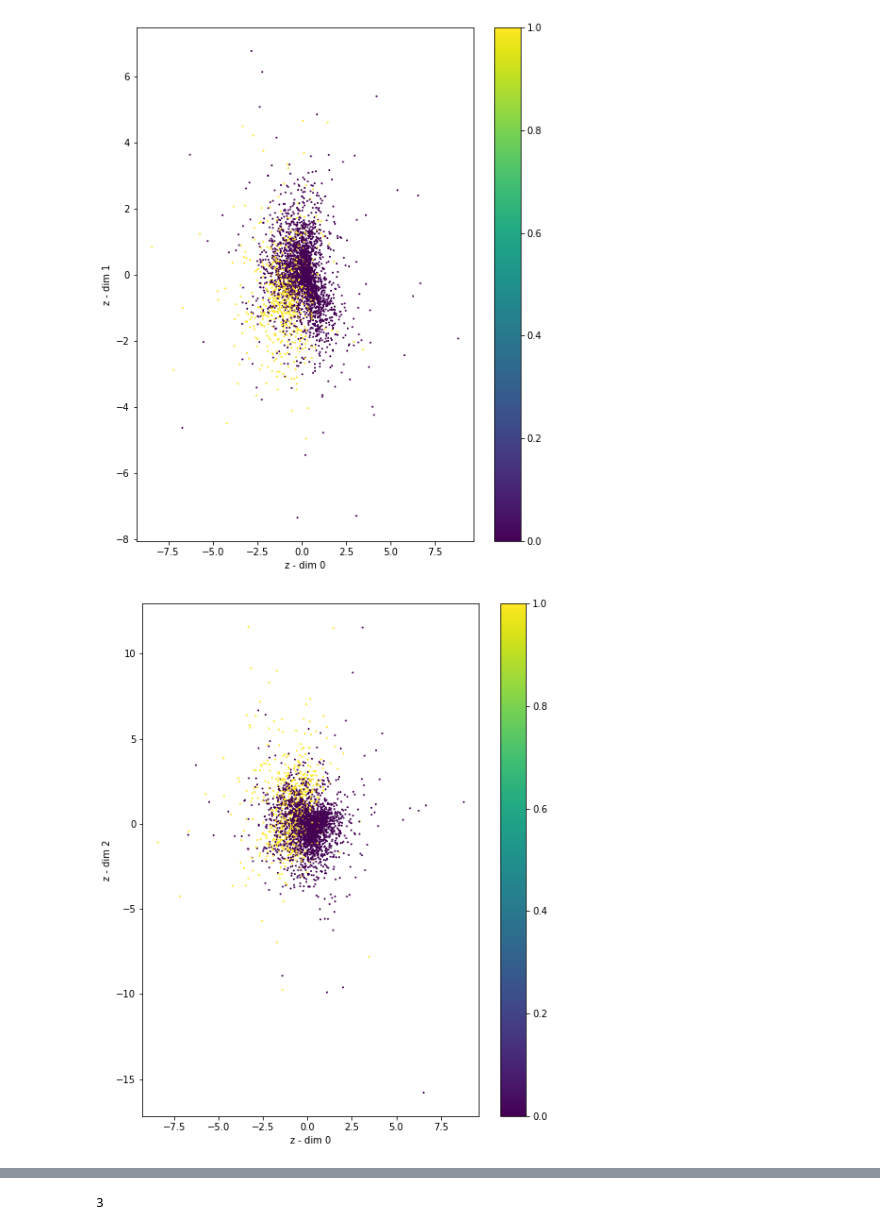
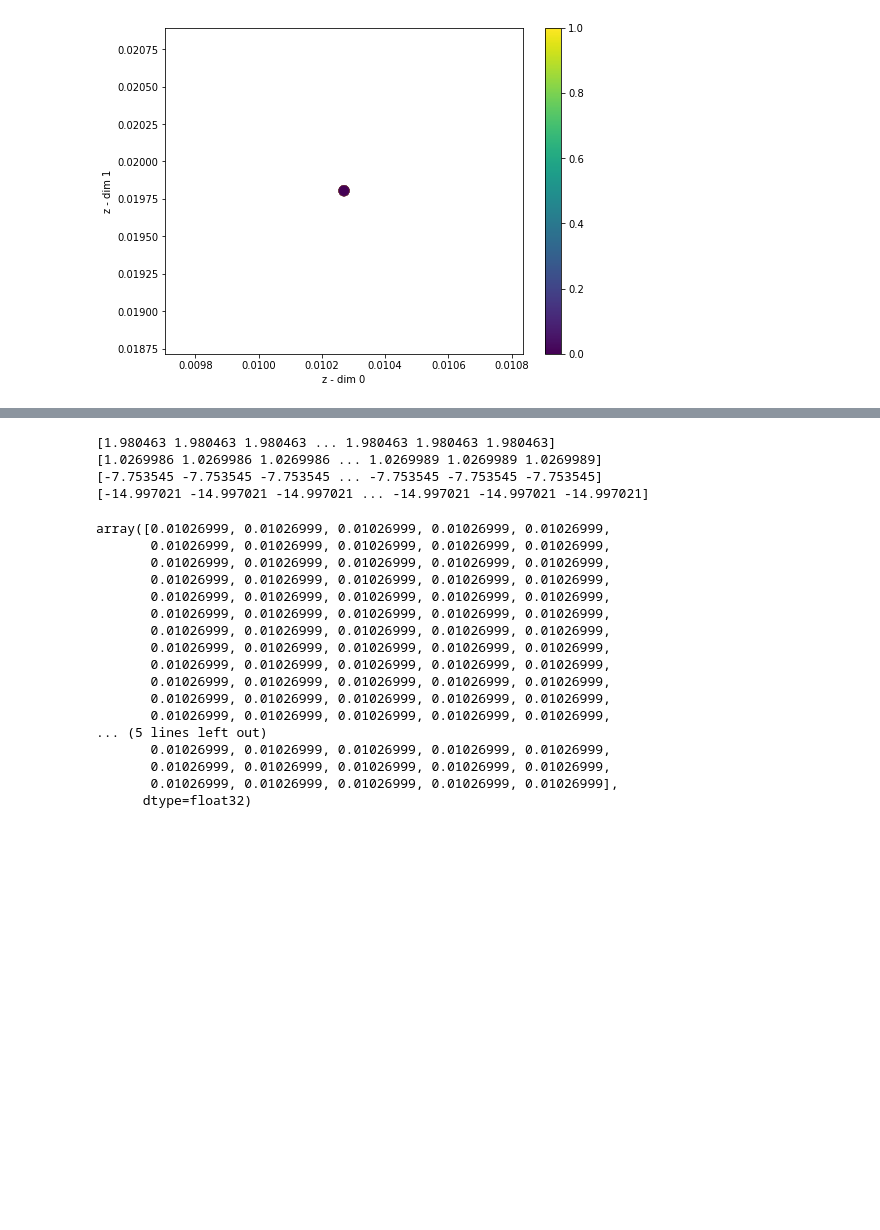
Before and after one commit to OSU-CMS/DisappTrksML, a Jupyter notebook: VAE/VariationalAutoencoder.ipynb, the cells around one changed output, grey strips where cells are left out. Drawn from its saved outputs; the diff is of its cells as text; code cells hidden in the pictures; blank space fills up the shorter version.

```diff
--- a/VAE/VariationalAutoencoder.ipynb
+++ b/VAE/VariationalAutoencoder.ipynb
@@ -11,10 +11,6 @@ import matplotlib.pyplot as plt
 
 from sklearn.model_selection import train_test_split
 
-# Load MNIST dataset
-(input_train, target_train), (input_test, target_test) = mnist.load_data()
-
-#####################################################
 #set directories
 workDir = "/Users/czkaiweb/Research/DisappTrksML/VAE/"
 saveDir = workDir
@@ -23,6 +19,8 @@ dataDir = "/Users/czkaiweb/Research/DisappTrkMLData/converted/"
 #load data
 data_e = np.load(dataDir+'e_DYJets50V3_norm_40x40_nonscaled.npy')
 data_bkg = np.load(dataDir+'bkg_DYJets50V3_norm_40x40_nonscaled.npy')
+
+
 
 #save 20% of data for testing
 test_index_e = int(len(data_e)/5)
@@ -38,7 +36,7 @@ data_bkg = data_bkg[indicies]
 
 #test data
 test_e = data_e[:test_index_e]
-test_bkg = data_e[:test_index_bkg]
+test_bkg = data_bkg[:test_index_bkg]
 
 data = np.concatenate([data_e[test_index_e:], data_bkg[test_index_bkg:]])
 classes = np.concatenate([np.ones(len(data_e[test_index_e:])), np.zeros(len(data_bkg[test_index_bkg:]))])
@@ -51,23 +49,19 @@ input_train, input_test, target_train,target_test = train_test_split(data, class
 # Data & model configuration
 img_width, img_height = input_train.shape[1], input_train.shape[2]
 batch_size = 128
-no_epochs = 100
+no_epochs = 10
 validation_split = 0.2
 verbosity = 1
-latent_dim = 5
+latent_dim = 6
 num_channels = input_train.shape[3]
 
 # Reshape data
 input_train = input_train.reshape(input_train.shape[0], img_height, img_width, num_channels)
-print input_train[0,:,:,0]
+
 input_test = input_test.reshape(input_test.shape[0], img_height, img_width, num_channels)
 input_shape = (img_height, img_width, num_channels)
 
 # Parse numbers as floats
 input_train = input_train.astype('float32')
 input_test = input_test.astype('float32')
-
-print input_train.shape
-
-print input_train[0,:,:,0]
 # %% [output]
@@ -198,34 +181,33 @@ Epoch 100/100
 # %%
 # =================
 # Results visualization
 # Credits for original visualization code: https://keras.io/examples/variational_autoencoder_deconv/
 # (François Chollet).
 # Adapted to accomodate this VAE.
 # =================
 
 def viz_latent_space(encoder, data, proj_list):
     input_data, target_data = data
     mu, _, _ = encoder.predict(input_data)
-    plt.figure(figsize=(8, 10))
-    plt.scatter(mu[:, proj_list[0]], mu[:, proj_list[1]], c=target_data, s=1)
+    plt.figure(figsize=(8, 6))
+    plt.scatter(mu[:, proj_list[0]][0:10], mu[:, proj_list[1]][0:10], c=target_data[0:10], s=100)
     plt.xlabel('z - dim '+ str(proj_list[0]))
     plt.ylabel('z - dim '+ str(proj_list[1]))
     plt.colorbar()
     plt.show()
 
 
 # Plot results
 data = (input_test, target_test)
 viz_latent_space(encoder, data,[0,1])
-viz_latent_space(encoder, data,[0,2])
-viz_latent_space(encoder, data,[0,3])
-viz_latent_space(encoder, data,[0,4])
-viz_latent_space(encoder, data,[1,2])
-viz_latent_space(encoder, data,[1,3])
-viz_latent_space(encoder, data,[1,4])
-viz_latent_space(encoder, data,[2,3])
-viz_latent_space(encoder, data,[2,4])
-viz_latent_space(encoder, data,[3,4])
+
+input_test.shape
+
+mu, sigma, _ = encoder.predict(input_test)
+print (100*mu[:,1])
+print (100*mu[:,0])
+print (100*sigma[:,1])
+print (100*sigma[:,0])
+mu[:,0][0:100]
 # %% [output]
-[figure, old version]
+[figure, new version]
-[figure, removed]
@@ -240,4 +214,21 @@ viz_latent_space(encoder, data,[3,4])
+[1.980463 1.980463 1.980463 ... 1.980463 1.980463 1.980463]
+[1.0269986 1.0269986 1.0269986 ... 1.0269989 1.0269989 1.0269989]
+[-7.753545 -7.753545 -7.753545 ... -7.753545 -7.753545 -7.753545]
+[-14.997021 -14.997021 -14.997021 ... -14.997021 -14.997021 -14.997021]
+array([0.01026999, 0.01026999, 0.01026999, 0.01026999, 0.01026999,
+       0.01026999, 0.01026999, 0.01026999, 0.01026999, 0.01026999,
+       0.01026999, 0.01026999, 0.01026999, 0.01026999, 0.01026999,
+       0.01026999, 0.01026999, 0.01026999, 0.01026999, 0.01026999,
+       0.01026999, 0.01026999, 0.01026999, 0.01026999, 0.01026999,
+       0.01026999, 0.01026999, 0.01026999, 0.01026999, 0.01026999,
+       0.01026999, 0.01026999, 0.01026999, 0.01026999, 0.01026999,
+       0.01026999, 0.01026999, 0.01026999, 0.01026999, 0.01026999,
+       0.01026999, 0.01026999, 0.01026999, 0.01026999, 0.01026999,
+       0.01026999, 0.01026999, 0.01026999, 0.01026999, 0.01026999,
+       0.01026999, 0.01026999, 0.01026999, 0.01026999, 0.01026999,
+       0.01026999, 0.01026999, 0.01026999, 0.01026999, 0.01026999,
+... (5 lines left out)
+       0.01026999, 0.01026999, 0.01026999, 0.01026999, 0.01026999,
+       0.01026999, 0.01026999, 0.01026999, 0.01026999, 0.01026999,
+       0.01026999, 0.01026999, 0.01026999, 0.01026999, 0.01026999],
+      dtype=float32)
-# %%
-7/2
-# %% [output]
-3
```
Also changed, not shown: parts of 11 cells of this notebook, 5 other files.
